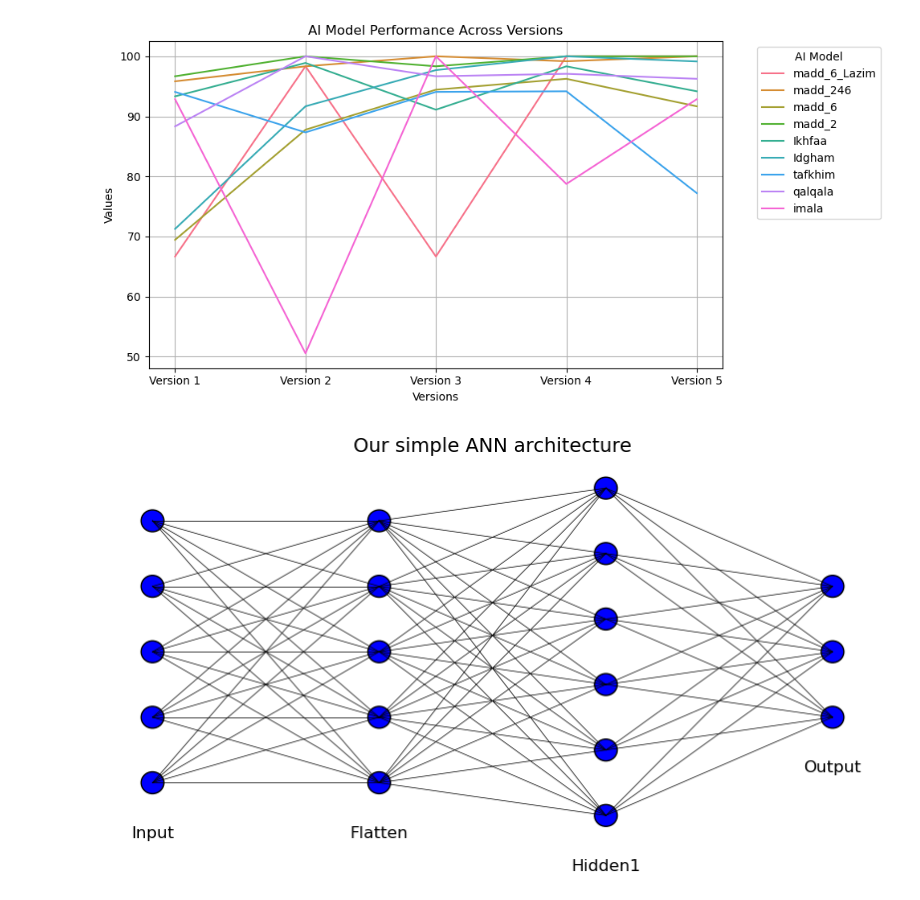
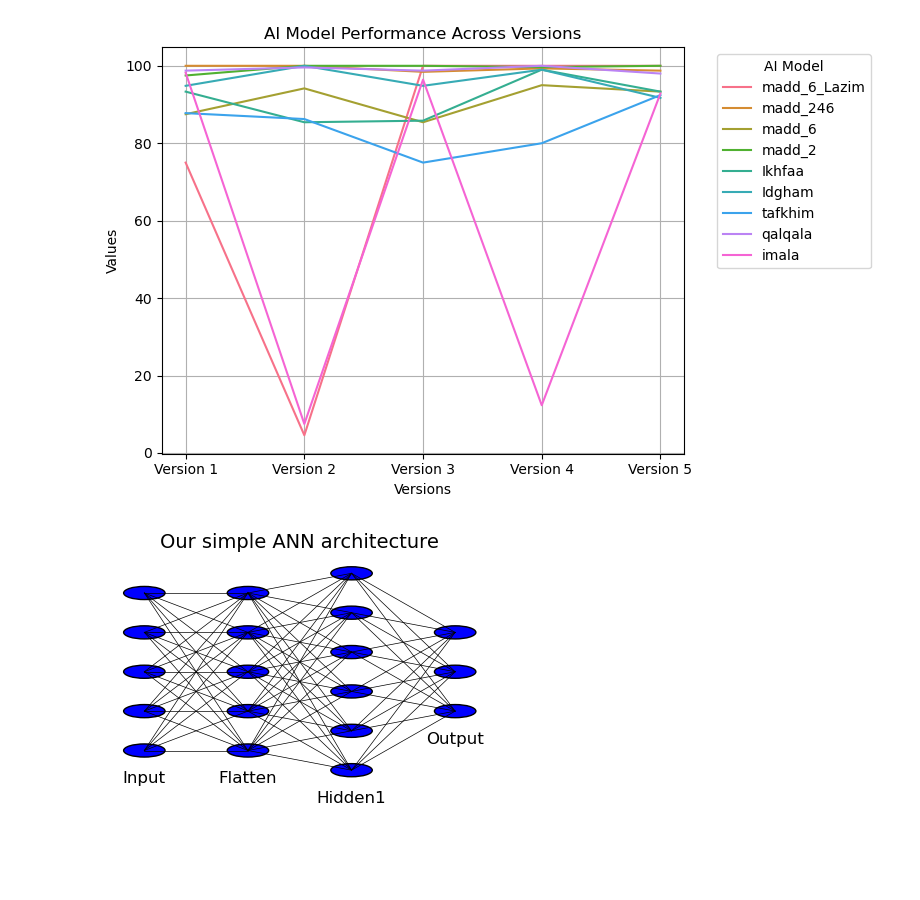
Before and after one commit to nabra-quran/AI-models, a Jupyter notebook: results_viz.ipynb, the cells around one changed output. Saved outputs shown, nothing was run; the diff lists cells and outputs as text; code cells hidden in the pictures; blank space fills up the shorter version.

```diff
--- a/results_viz.ipynb
+++ b/results_viz.ipynb
@@ -16,3 +5,14 @@ df = pd.DataFrame(data)
+# %%
+# Create the dataframe
+data = {
+    'AI Model': ['madd_6_Lazim', 'madd_246', 'madd_6', 'madd_2', 'Ikhfaa', 'Idgham', 'tafkhim', 'qalqala', 'imala'],
+    'Version 1': [75.00, 100.00, 87.50, 97.50, 93.33, 94.83, 87.78, 98.75, 98.21 ],
+    'Version 2': [4.58, 100.00, 94.17, 100.00, 85.42, 100.00, 86.25, 99.58, 7.50 ],
+    'Version 3': [100.00, 98.44, 85.42, 100.00, 85.83, 94.83, 75.00, 98.75, 96.43 ],
+    'Version 4': [100.00, 99.33, 95.00, 99.67, 99.00, 99.00, 80.00, 100.00, 12.33 ],
+    'Version 5': [100.00, 98.75, 93.33, 100.00, 93.33, 91.72, 92.44, 98.00, 92.86],
+}
+df = pd.DataFrame(data)
 # %%
 # Set the AI Model column as the index
 df.set_index('AI Model', inplace=True)
@@ -24,21 +24,21 @@ df = df.transpose()
 palette = sns.color_palette("husl", len(df.columns))
 # %%
 # Plot the data
-plt.figure(figsize=(10, 5))
+plt.figure(figsize=(8, 5))
 for color, column in zip(palette, df.columns):
     plt.plot(df.index, df[column], label=column, color=color)
 
 # Customize the plot
 plt.title('AI Model Performance Across Versions')
 plt.xlabel('Versions')
 plt.ylabel('Values')
 plt.legend(title='AI Model', bbox_to_anchor=(1.05, 1), loc='upper left')
 plt.grid(True)
 
 plt.tight_layout()
 plt.show()
 # %% [output]
-[figure, old version]
+[figure, new version]
 # %%
 import matplotlib.pyplot as plt
 import matplotlib.patches as patches
@@ -70,13 +70,13 @@ def connect_layers(ax, start_center, end_center, start_size, end_size):
             end_y = y_end + j * end_spacing - end_height / 2
             ax.plot([x_start, x_end], [start_y, end_y], 'k-', linewidth=0.5)
 
-fig, ax = plt.subplots(figsize=(10, 5))
+fig, ax = plt.subplots(figsize=(5, 3))
 
 layer_configs = [
-    {"name": "Input", "size": 5, "position": (1, 5)},
-    {"name": "Flatten", "size": 5, "position": (3, 5)},
-    {"name": "Hidden1", "size": 6, "position": (5, 5)},
-    {"name": "Output", "size": 3, "position": (7, 5)}
+    {"name": "Input", "size": 5, "position": (0.5, 3)},
+    {"name": "Flatten", "size": 5, "position": (1, 3)},
+    {"name": "Hidden1", "size": 6, "position": (1.5, 3)},
+    {"name": "Output", "size": 3, "position": (2, 3)}
 ]
 
 for config in layer_configs:
@@ -90,4 +90,4 @@ ax.axis('off')
 plt.title("Our simple ANN architecture", fontsize=14)
 plt.show()
 # %% [output]
-[figure, old version]
+[figure, new version]
```
Also changed, not shown: parts of 1 cell of this notebook.
